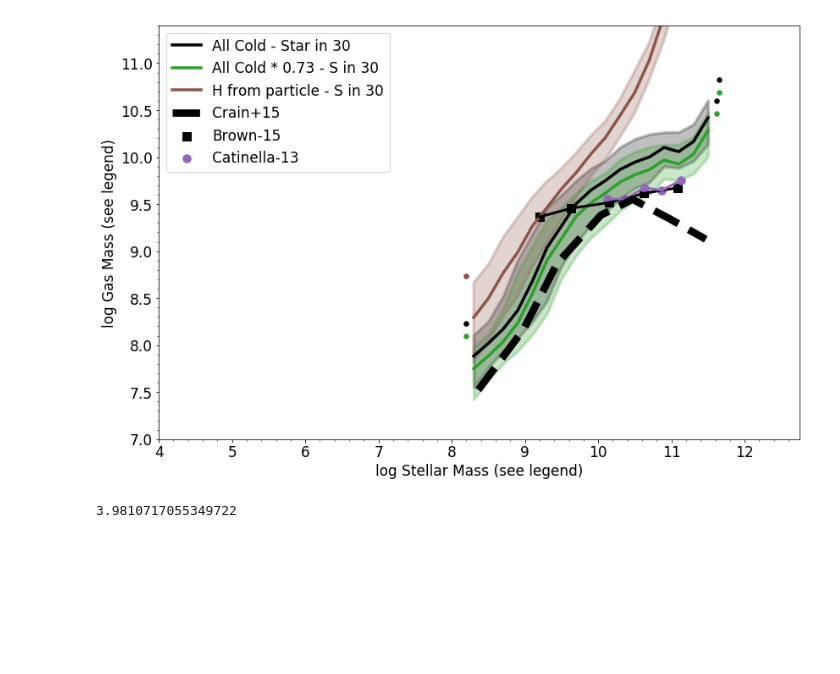
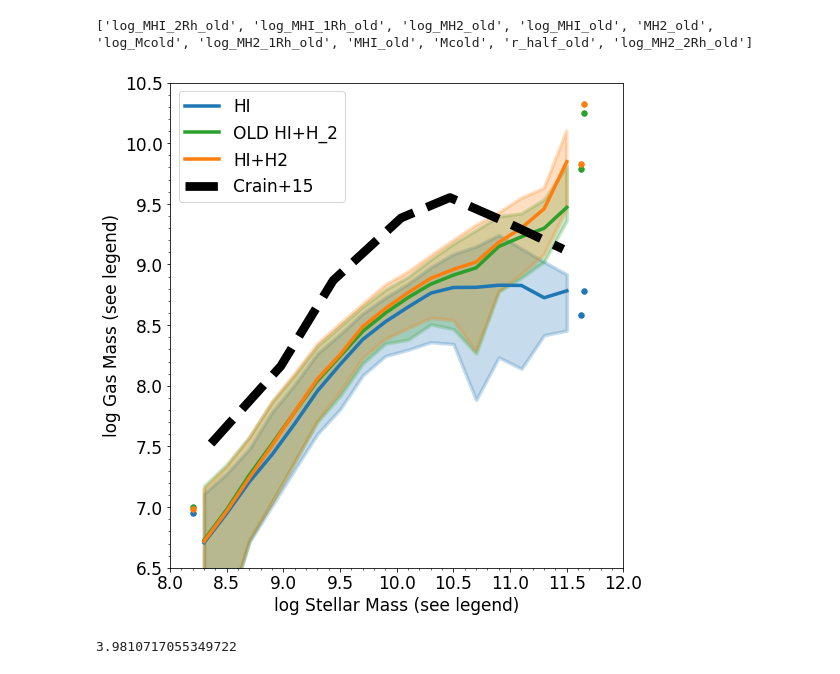
Before and after one commit to aemerick/quenched_galaxies, a Jupyter notebook: notebooks/EAGLE_comparison.ipynb, the cells around one changed output. Cells and saved outputs as stored; diff of their text form; code cells hidden in the pictures; blank space fills up the shorter version.

```diff
--- a/notebooks/EAGLE_comparison.ipynb
+++ b/notebooks/EAGLE_comparison.ipynb
@@ -89,3 +84,7 @@ crain_y = XY[:,1]
+# %%
+print [k for k in all_data['EAGLE'].keys() if 'old' in k]
+# %% [output]
+['log_MHI_2Rh_old', 'log_MHI_1Rh_old', 'log_MH2_old', 'log_MHI_old', 'MH2_old', 'log_Mcold', 'log_MH2_1Rh_old', 'MHI_old', 'Mcold', 'r_half_old', 'log_MH2_2Rh_old']
 # %%
 mstar_bins = np.arange(7.0,13.1,0.2)
 
@@ -93,7 +92,7 @@ mstar_bins = np.arange(7.0,13.1,0.2)
 # Plot a lot of different things here
 #
 fig, ax = plt.subplots()
-fig.set_size_inches(12,8)
+fig.set_size_inches(8,8)
 
 name = 'EAGLE'
 pdata = all_data[name]
@@ -101,72 +100,78 @@ pdata = all_data[name]
 #
 # Plot total cold gas vs. total Stellar mass
 #
-x = pdata['log_Mstar_30']
-y = pdata['log_Mcold']
-compute_and_plot(ax, x, y, pdata['fgas'], mstar_bins, "All Cold - Star in 30 ", color = 'black')
+#x = pdata['log_Mstar_30']
+#y = pdata['log_Mcold']
+#compute_and_plot(ax, x, y, pdata['fgas'], mstar_bins, "All Cold - Star in 30 ", color = 'black')
 
 #
 # Plot gas in 70 kpc and stellar mass in 30 kpc
 #
-x = pdata['log_Mstar_30']
-y = np.log10(10.0**(pdata['log_Mcold']) * 0.735)
-compute_and_plot(ax, x, y, pdata['fgas'], mstar_bins, "All Cold * 0.73 - S in 30", color = 'C2')
+#x = pdata['log_Mstar_30']
+#y = np.log10(10.0**(pdata['log_Mcold']) * 0.735)
+#compute_and_plot(ax, x, y, pdata['fgas'], mstar_bins, "All Cold * 0.73 - S in 30", color = 'C2')
 
 #
 # Plot HI in 70 kpc and stellar mass in 30 kpc
 #
 x = pdata['log_Mstar_30']
-y = pdata['log_MHI_70'] + 0.6
-compute_and_plot(ax, x, y, pdata['fgas'], mstar_bins, "HI in 70 - S in 30", color = 'C0')
+y = pdata['log_MHI_70'] # + 0.6
+compute_and_plot(ax, x, y, pdata['fgas'], mstar_bins, "HI", color = 'C0')
+
+x = pdata['log_Mstar_30']
+y = np.log10(10.0**pdata['log_MHI_old'] + 10.0**pdata['log_MH2_old'])
+compute_and_plot(ax, x, y, pdata['fgas'], mstar_bins, "OLD HI+H_2", color = 'C2')
 
 #
 # Plot gas in 70 kpc and stellar mass in 30 kpc
 #
-x = pdata['log_Mstar_30']
-y = pdata['log_Mgas_70']
+#x = pdata['log_Mstar_30']
+#y = pdata['log_Mgas_70']
 #compute_and_plot(ax, x, y, pdata['fgas'], mstar_bins, "All Gas in 70 - S in 30", color = 'C1')
 
 #
 # Plot all HI + all H2 and stellar mass in 30 kpc
 #
 x = pdata['log_Mstar_30']
 y = np.log10(10.0**pdata['log_MHI'] + 10.0**pdata['log_MH2'])
-#compute_and_plot(ax, x, y, pdata['fgas'], mstar_bins, "All HI+H2 - S in 30", color = 'C3')
+compute_and_plot(ax, x, y, pdata['fgas'], mstar_bins, "HI+H2", color = 'C1')
 
 #
 # Do the same as above for the old masses: Plot all HI + all H2 and stellar mass in 30 kpc
 #
-x = pdata['log_Mstar_30']
-y = np.log10(10.0**pdata['log_MHI_old'] + 10.0**pdata['log_MH2_old'])
+#x = pdata['log_Mstar_30']
+#y = np.log10(10.0**pdata['log_MHI_old'] + 10.0**pdata['log_MH2_old'])
 #compute_and_plot(ax, x, y, pdata['fgas'], mstar_bins, "All HI+H2 (OLD) - S in 30", color = 'C4')
 
 
 
-x = pdata['log_Mstar_30']
-y = pdata['log_MH_p']
-compute_and_plot(ax, x, y, pdata['fgas'], mstar_bins, "H from particle - S in 30", color = 'C5')
+#x = pdata['log_Mstar_30']
+#y = pdata['log_MH_p']
+#compute_and_plot(ax, x, y, pdata['fgas'], mstar_bins, "H from particle - S in 30", color = 'C5')
 
 
-if True:
+if False:
     ax.plot(definitions.brown_15['log_Mstar'], definitions.brown_15['log_MHI'], color = definitions.colors['brown15'], lw = 3)
     ax.scatter(definitions.brown_15['log_Mstar'], definitions.brown_15['log_MHI'], color = definitions.colors['brown15'],
                 marker = 's', s = 3*definitions.point_size, label = 'Brown-15')
 
     ax.plot(definitions.cantinella_13['log_Mstar'], definitions.cantinella_13['log_MHI'], color = definitions.colors['catinella13'], lw = 3)
     ax.scatter(definitions.cantinella_13['log_Mstar'], definitions.cantinella_13['log_MHI'], color = definitions.colors['catinella13'],
                marker = 'o', s = 3*definitions.point_size, label = 'Catinella-13')
 
 ax.plot(crain_x, crain_y, lw = definitions.line_width*2.5, color = 'black', ls = '--', label = "Crain+15")
 
 ax.set_xlabel(r'log Stellar Mass (see legend)')
 ax.set_ylabel(r'log Gas Mass (see legend)')
 plt.minorticks_on()
-ax.set_ylim(7, 11.4)
-ax.set_xlim(4, 12.75)
+
 ax.legend(loc = 'upper left', ncol=1)
+ax.set_ylim(6.5,10.5)
+ax.set_xlim(8,12)
 plt.tight_layout()
+fig.savefig("EAGLE_method_comparison.png")
 # %% [output]
-[figure, old version]
+[figure, new version]
 # %%
 10**0.6
 # %% [output]
```
Also changed, not shown: parts of 2 cells of this notebook.
